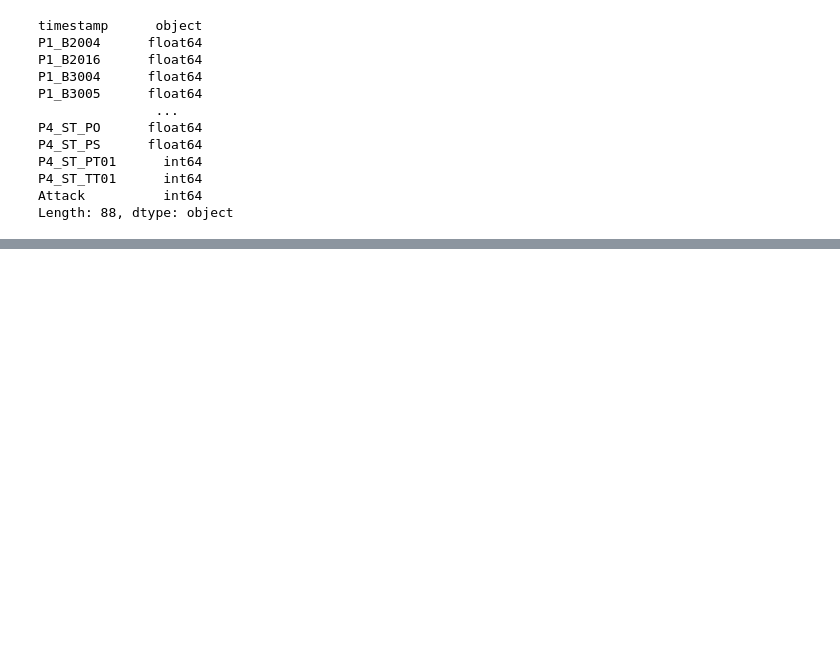
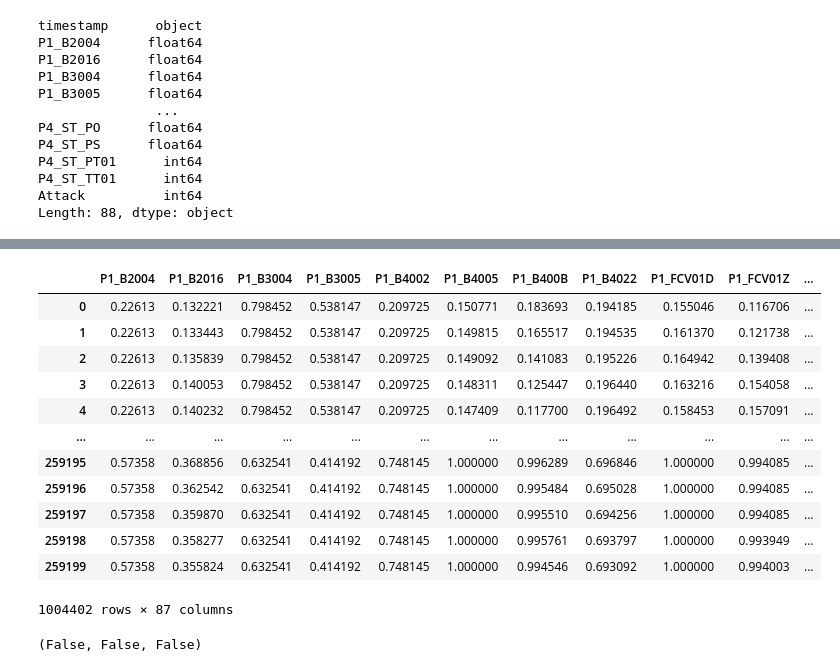
Before and after one commit to moniquebeaulieu/510_project, a Jupyter notebook: data_cleansing.ipynb, the cells around one changed output, grey strips where cells are left out. Cells and saved outputs as stored; diff of their text form; code cells hidden in the pictures; blank space fills up the shorter version.

Commit message:
clean data and normalized train data

```diff
--- a/data_cleansing.ipynb
+++ b/data_cleansing.ipynb
@@ -122,0 +131,6 @@ Length: 88, dtype: object
+# %%
+# dropping timestamp as results are not dependent on time series
+train_raw = train_df_raw.drop(['timestamp'], axis=1)
+test_raw = test_df_raw.drop(['timestamp'], axis=1)
+
+# now 86 parameters and one attack classification column
@@ -122,0 +144,38 @@ Length: 88, dtype: object
+# %%
+def normalize(df):
+  min = df.min()
+  max = df.max()
+  new_df = df.copy()
+  for col in df.columns:
+      if min[col] == max[col]:
+          new_df[col] = df[col] - min[col]
+      else:
+          new_df[col] = (df[col] - min[col]) / (max[col] - min[col])
+  return new_df
+
+  # using this method to keep as pandas df for now
+# %%
+train_df = normalize(train_raw).ewm(alpha=0.9).mean() # normalize and smooth noise
+train_df
+# %% [output]
+|  | P1_B2004 | P1_B2016 | P1_B3004 | P1_B3005 | P1_B4002 | P1_B4005 | P1_B400B | P1_B4022 | P1_FCV01D | P1_FCV01Z | ... |
+| 0 | 0.22613 | 0.132221 | 0.798452 | 0.538147 | 0.209725 | 0.150771 | 0.183693 | 0.194185 | 0.155046 | 0.116706 | ... |
+| 1 | 0.22613 | 0.133443 | 0.798452 | 0.538147 | 0.209725 | 0.149815 | 0.165517 | 0.194535 | 0.161370 | 0.121738 | ... |
+| 2 | 0.22613 | 0.135839 | 0.798452 | 0.538147 | 0.209725 | 0.149092 | 0.141083 | 0.195226 | 0.164942 | 0.139408 | ... |
+| 3 | 0.22613 | 0.140053 | 0.798452 | 0.538147 | 0.209725 | 0.148311 | 0.125447 | 0.196440 | 0.163216 | 0.154058 | ... |
+| 4 | 0.22613 | 0.140232 | 0.798452 | 0.538147 | 0.209725 | 0.147409 | 0.117700 | 0.196492 | 0.158453 | 0.157091 | ... |
+| ... | ... | ... | ... | ... | ... | ... | ... | ... | ... | ... | ... |
+| 259195 | 0.57358 | 0.368856 | 0.632541 | 0.414192 | 0.748145 | 1.000000 | 0.996289 | 0.696846 | 1.000000 | 0.994085 | ... |
+| 259196 | 0.57358 | 0.362542 | 0.632541 | 0.414192 | 0.748145 | 1.000000 | 0.995484 | 0.695028 | 1.000000 | 0.994085 | ... |
+| 259197 | 0.57358 | 0.359870 | 0.632541 | 0.414192 | 0.748145 | 1.000000 | 0.995510 | 0.694256 | 1.000000 | 0.994085 | ... |
+| 259198 | 0.57358 | 0.358277 | 0.632541 | 0.414192 | 0.748145 | 1.000000 | 0.995761 | 0.693797 | 1.000000 | 0.993949 | ... |
+| 259199 | 0.57358 | 0.355824 | 0.632541 | 0.414192 | 0.748145 | 1.000000 | 0.994546 | 0.693092 | 1.000000 | 0.994003 | ... |
+1004402 rows × 87 columns
+# %%
+def boundary_check(df):
+    x = np.array(df, dtype=np.float32)
+    return np.any(x > 1.0), np.any(x < 0), np.any(np.isnan(x))
+
+boundary_check(train_df) # making sure normalization within boundaries
+# %% [output]
+(False, False, False)
```
Also changed, not shown: parts of 7 cells of this notebook.
